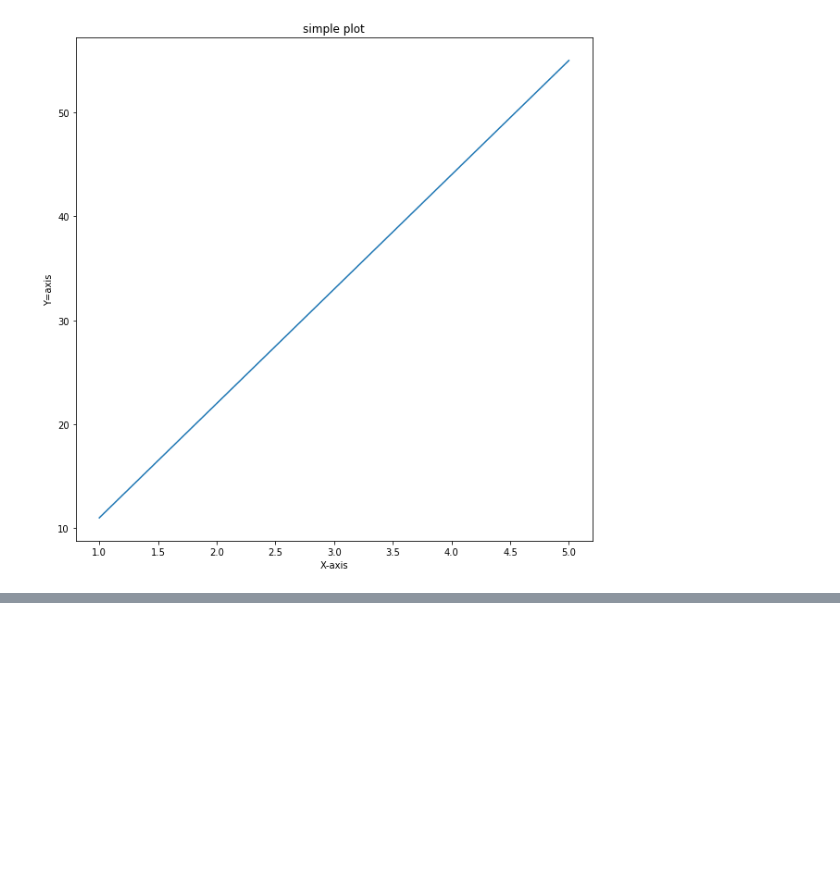
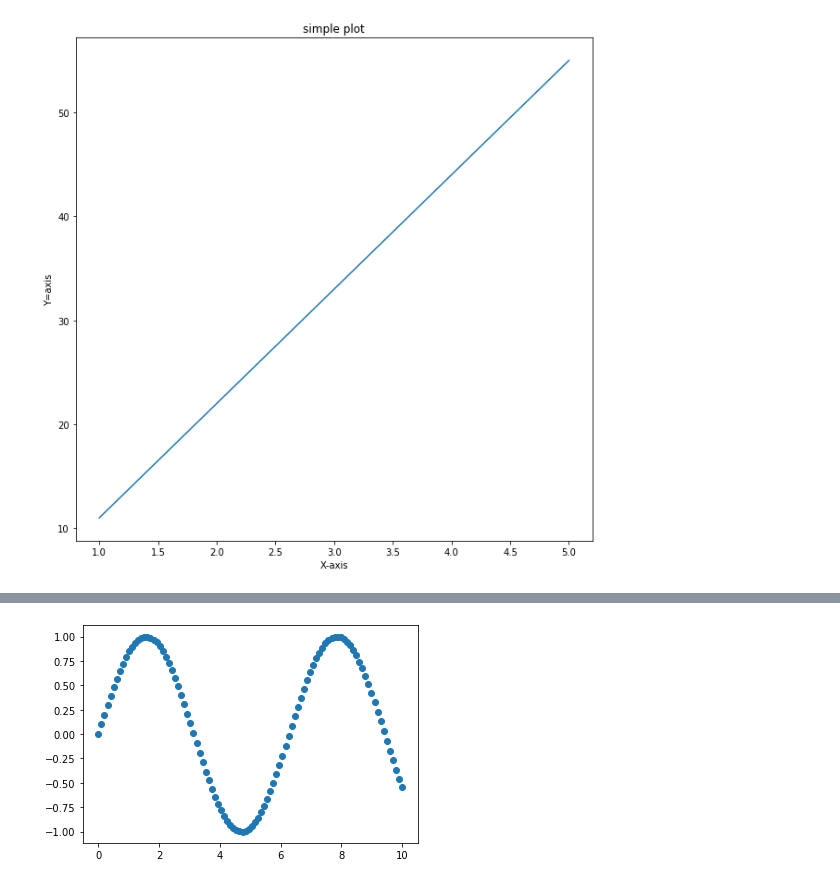
Before and after one commit to AnalystGagan/Machine-Learning-Notebooks, a Jupyter notebook: Introduction-to-Matplotlib.ipynb, the cells around one changed output, grey strips where cells are left out. Cells and saved outputs as stored; diff of their text form; code cells hidden in the pictures; blank space fills up the shorter version.

```diff
--- a/Introduction-to-Matplotlib.ipynb
+++ b/Introduction-to-Matplotlib.ipynb
@@ -92,0 +124,7 @@ fig.savefig("firstplot.png")
+# %%
+#another scatter plot
+
+fig , ax = plt.subplots()
+ax.scatter(x,np.sin(x));
+# %% [output]
+[figure, added]
```
Also changed, not shown: parts of 26 cells of this notebook.
